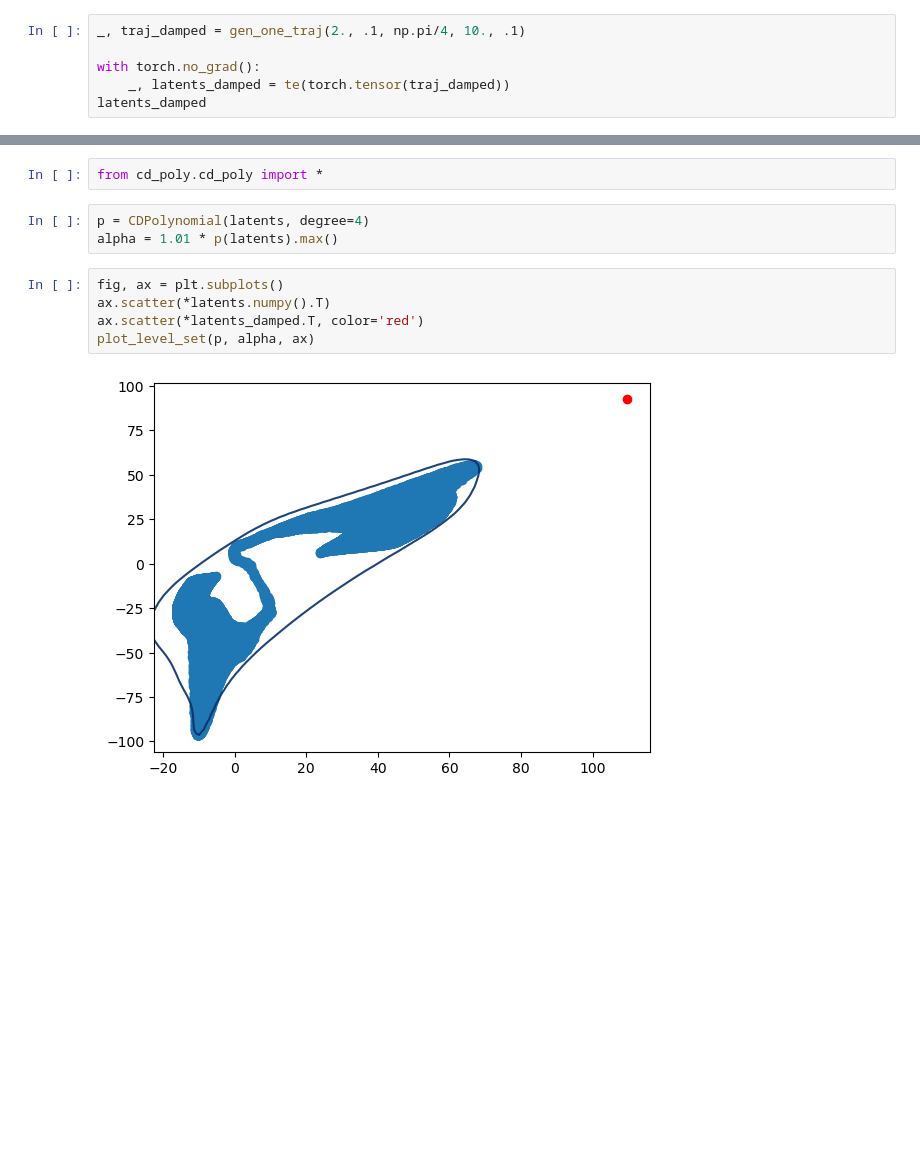
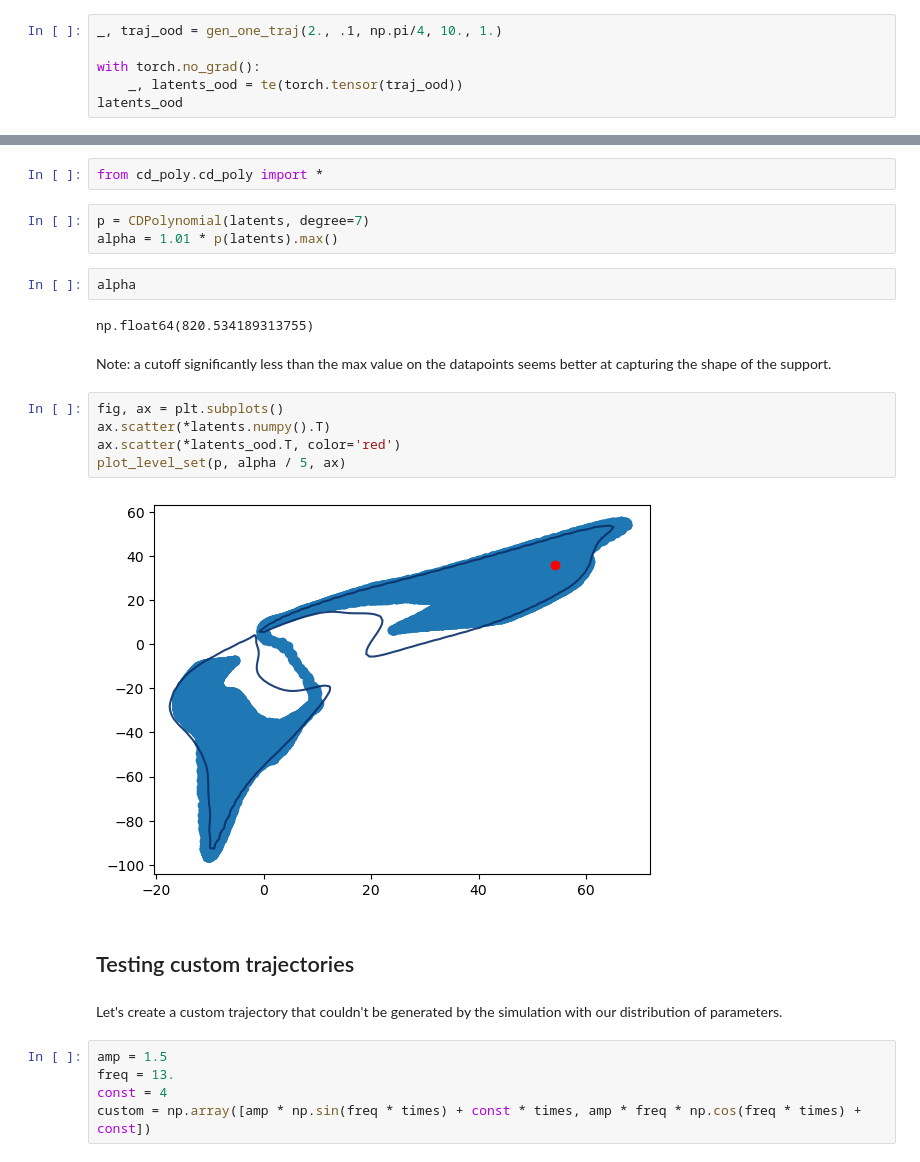
Before and after one commit to ljnel/cd-project, a Jupyter notebook: encoders/mlp.ipynb, the cells around one changed output, grey strips where cells are left out. Drawn from its saved outputs; the diff is of its cells as text; blank space fills up the shorter version.

```diff
--- a/encoders/mlp.ipynb
+++ b/encoders/mlp.ipynb
@@ -202,7 +211,7 @@ plot_most_similar(latents, np.array([-60, 0]), 50, axs[2])
 # %%
-_, traj_damped = gen_one_traj(2., .1, np.pi/4, 10., .1)
+_, traj_ood = gen_one_traj(2., .1, np.pi/4, 10., 1.)
 
 with torch.no_grad():
-    _, latents_damped = te(torch.tensor(traj_damped))
-latents_damped
+    _, latents_ood = te(torch.tensor(traj_ood))
+latents_ood
 # %% [output]
@@ -224,12 +233,27 @@ plt.plot(times, traj_damped[0, 0], color='red', lw=3)
 # %%
 from cd_poly.cd_poly import *
 # %%
-p = CDPolynomial(latents, degree=4)
+p = CDPolynomial(latents, degree=7)
 alpha = 1.01 * p(latents).max()
+# %%
+alpha
+# %% [output]
+np.float64(820.534189313755)
+# %% [markdown]
+Note: a cutoff significantly less than the max value on the datapoints seems better at capturing the shape of the support.
 # %%
 fig, ax = plt.subplots()
 ax.scatter(*latents.numpy().T)
-ax.scatter(*latents_damped.T, color='red')
-plot_level_set(p, alpha, ax)
+ax.scatter(*latents_ood.T, color='red')
+plot_level_set(p, alpha / 5, ax)
 # %% [output]
-[figure, old version]
+[figure, new version]
+# %% [markdown]
+## Testing custom trajectories
+# %% [markdown]
+Let's create a custom trajectory that couldn't be generated by the simulation with our distribution of parameters.
+# %%
+amp = 1.5
+freq = 13.
+const = 4
+custom = np.array([amp * np.sin(freq * times) + const * times, amp * freq * np.cos(freq * times) + const])
```
Also changed, not shown: parts of 9 cells of this notebook, 4 other files.
